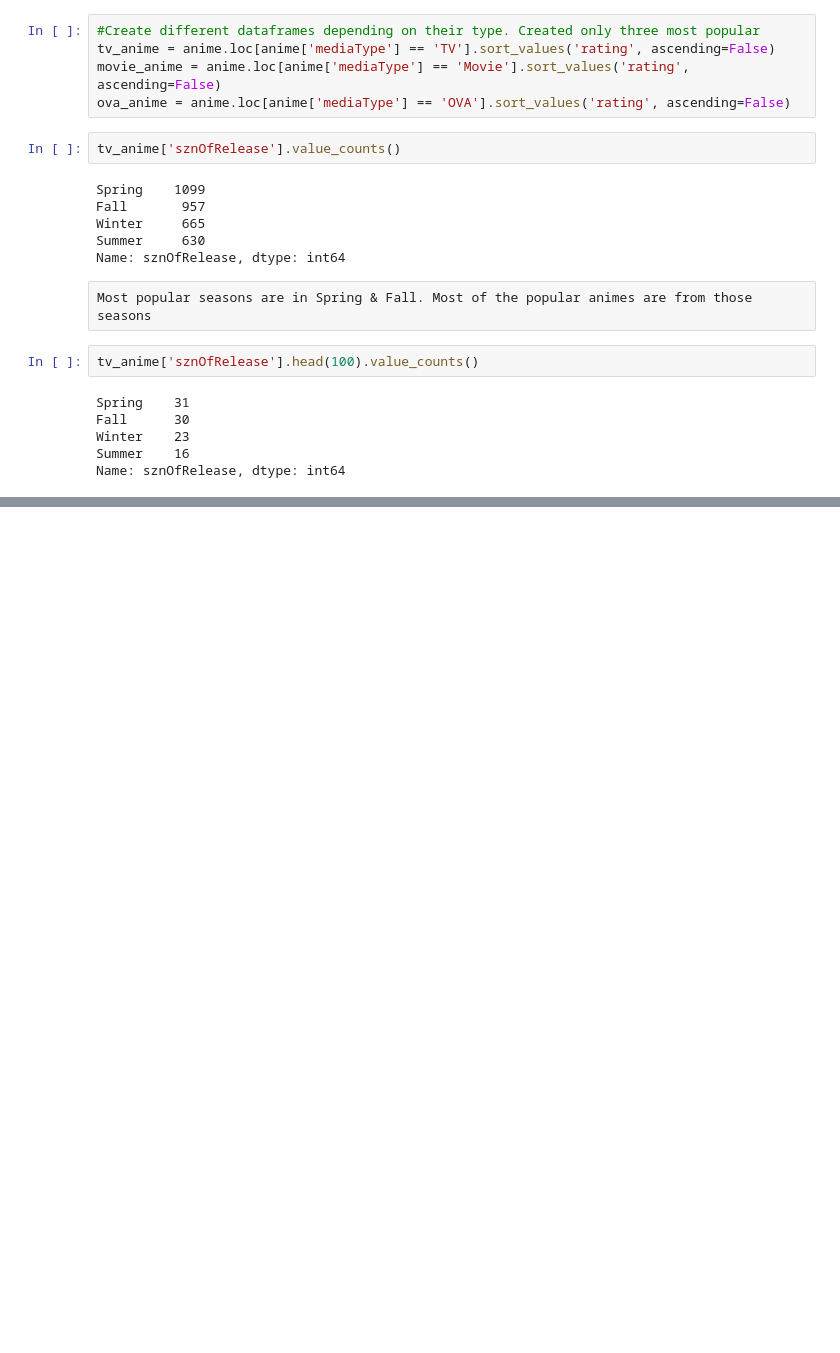
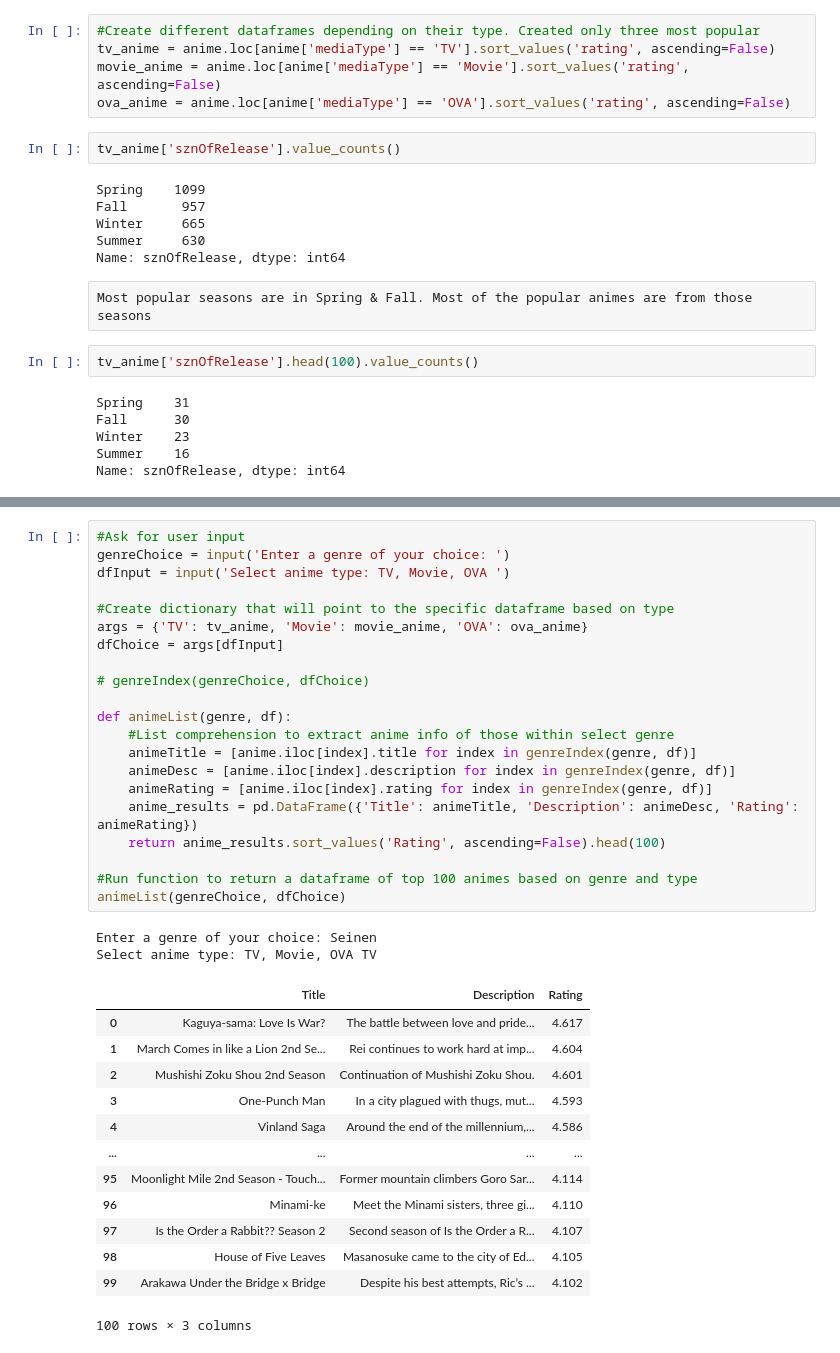
Before and after one commit to carmelamonis/anime-challenge, a Jupyter notebook: myanimelist.ipynb, the cells around one changed output, grey strips where cells are left out. Cells and saved outputs as stored; diff of their text form; blank space fills up the shorter version.

Commit message:
Create anime generator based on genre

```diff
--- a/myanimelist.ipynb
+++ b/myanimelist.ipynb
@@ -168,3 +166,40 @@ There are 544 animes
+# %%
+#Ask for user input
+genreChoice = input('Enter a genre of your choice: ')
+dfInput = input('Select anime type: TV, Movie, OVA ')
+
+#Create dictionary that will point to the specific dataframe based on type
+args = {'TV': tv_anime, 'Movie': movie_anime, 'OVA': ova_anime}
+dfChoice = args[dfInput]
+
+# genreIndex(genreChoice, dfChoice)
+
+def animeList(genre, df):
+    #List comprehension to extract anime info of those within select genre
+    animeTitle = [anime.iloc[index].title for index in genreIndex(genre, df)]
+    animeDesc = [anime.iloc[index].description for index in genreIndex(genre, df)]
+    animeRating = [anime.iloc[index].rating for index in genreIndex(genre, df)]
+    anime_results = pd.DataFrame({'Title': animeTitle, 'Description': animeDesc, 'Rating': animeRating})
+    return anime_results.sort_values('Rating', ascending=False).head(100)
+
+#Run function to return a dataframe of top 100 animes based on genre and type
+animeList(genreChoice, dfChoice)
+# %% [output]
+Enter a genre of your choice: Seinen
+Select anime type: TV, Movie, OVA TV
+|  | Title | Description | Rating |
+| 0 | Kaguya-sama: Love Is War? | The battle between love and pride... | 4.617 |
+| 1 | March Comes in like a Lion 2nd Se... | Rei continues to work hard at imp... | 4.604 |
+| 2 | Mushishi Zoku Shou 2nd Season | Continuation of Mushishi Zoku Shou. | 4.601 |
+| 3 | One-Punch Man | In a city plagued with thugs, mut... | 4.593 |
+| 4 | Vinland Saga | Around the end of the millennium,... | 4.586 |
+| ... | ... | ... | ... |
+| 95 | Moonlight Mile 2nd Season - Touch... | Former mountain climbers Goro Sar... | 4.114 |
+| 96 | Minami-ke | Meet the Minami sisters, three gi... | 4.110 |
+| 97 | Is the Order a Rabbit?? Season 2 | Second season of Is the Order a R... | 4.107 |
+| 98 | House of Five Leaves | Masanosuke came to the city of Ed... | 4.105 |
+| 99 | Arakawa Under the Bridge x Bridge | Despite his best attempts, Ric’s ... | 4.102 |
+100 rows × 3 columns
 # %%
 #Get all the unique genres and the number of animes per genre
 genres = []
```
Also changed, not shown: parts of 9 cells of this notebook.
